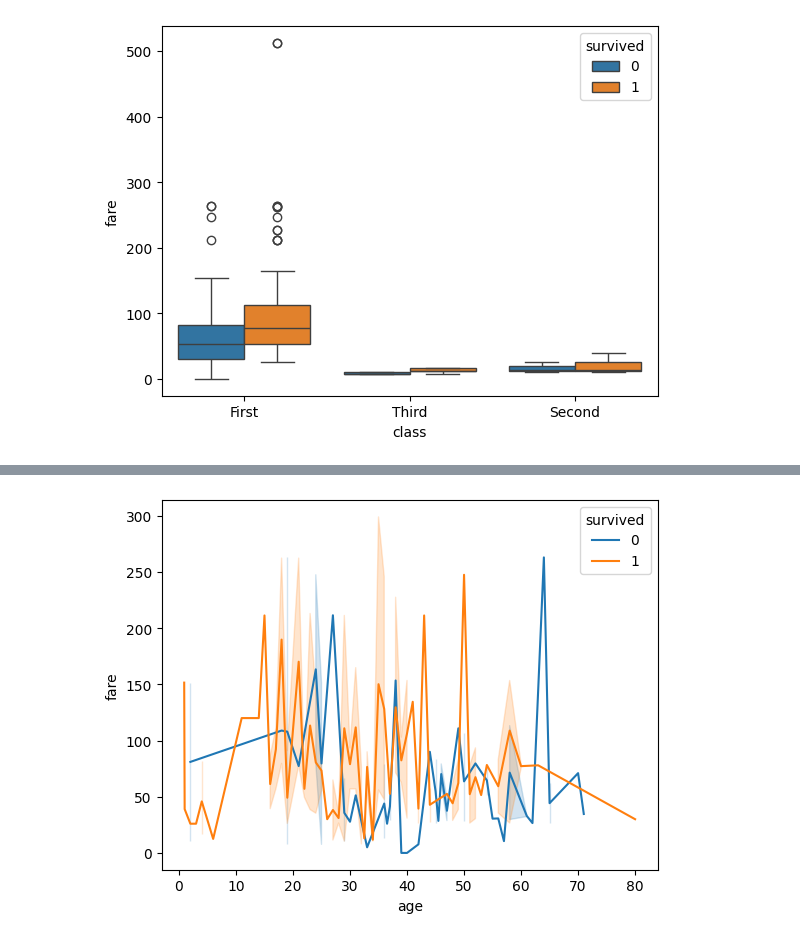
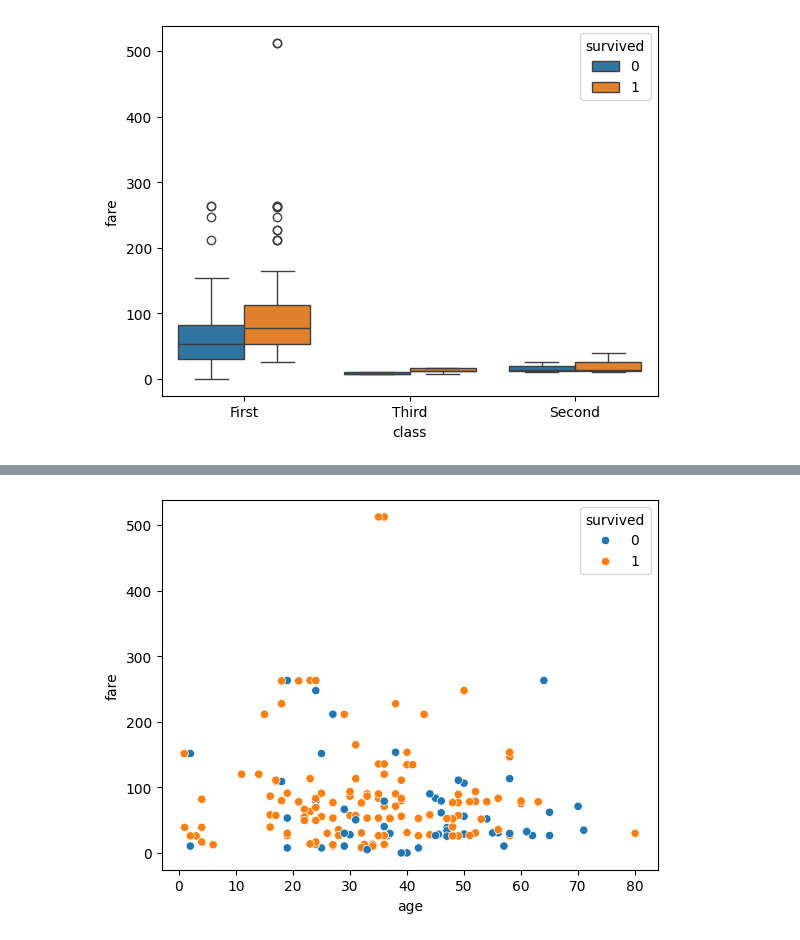
Before and after one commit to RanjithM12/OpenAI_Training, a Jupyter notebook: Sep24_002_EDA_Visuals.ipynb, the cells around one changed output, grey strips where cells are left out. Drawn from its saved outputs; the diff is of its cells as text; code cells hidden in the pictures.

```diff
--- a/Sep24_002_EDA_Visuals.ipynb
+++ b/Sep24_002_EDA_Visuals.ipynb
@@ -371,4 +375,4 @@ sns.boxplot(data=ti, x='class', y='fare', hue='survived');
 # %%
-sns.lineplot(data=ti, x='age', y='fare', hue='survived');
+sns.scatterplot(data=ti, x='age', y='fare', hue='survived');
 # %% [output]
-[figure, old version]
+[figure, new version]
```
Also changed, not shown: parts of 3 cells of this notebook.
